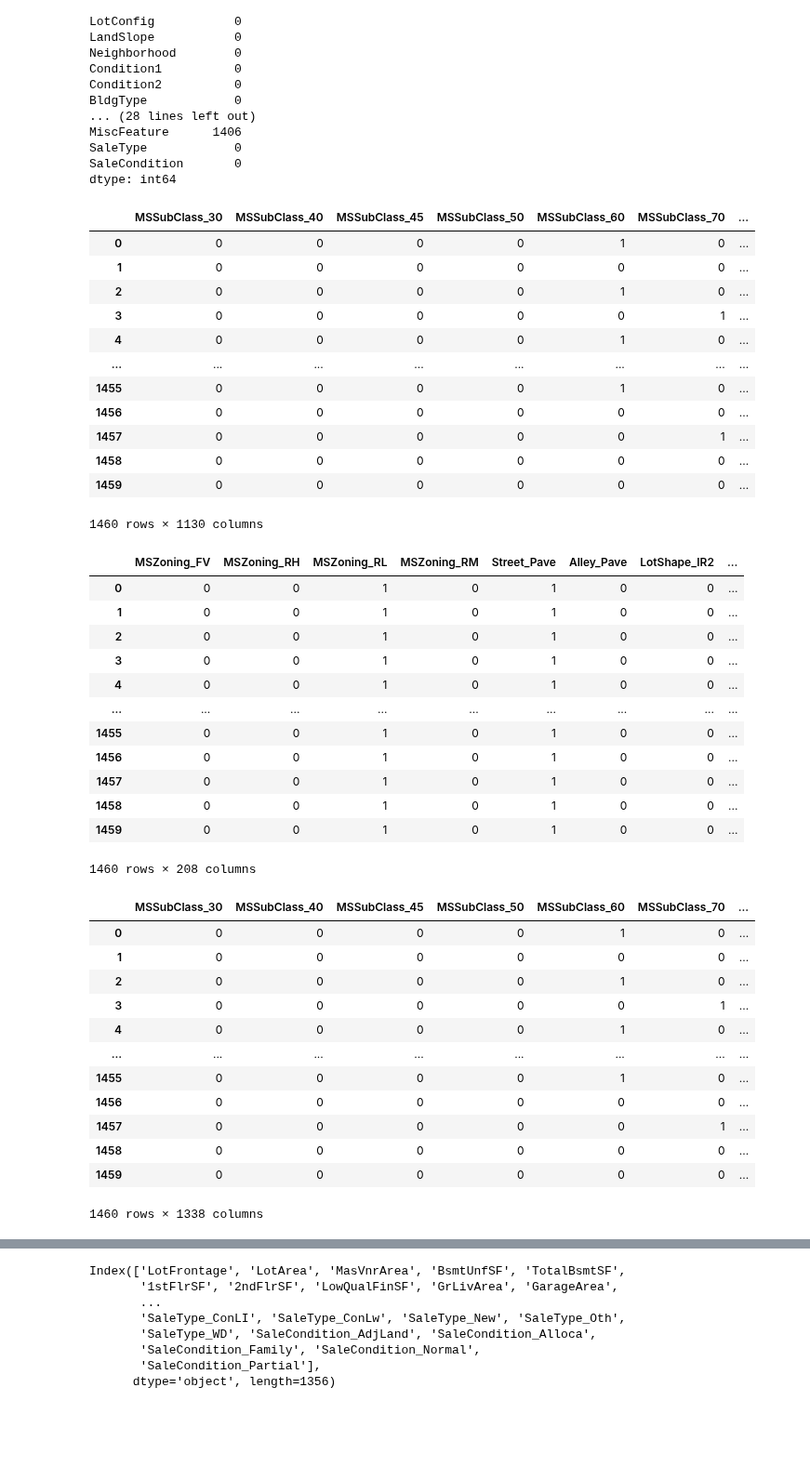
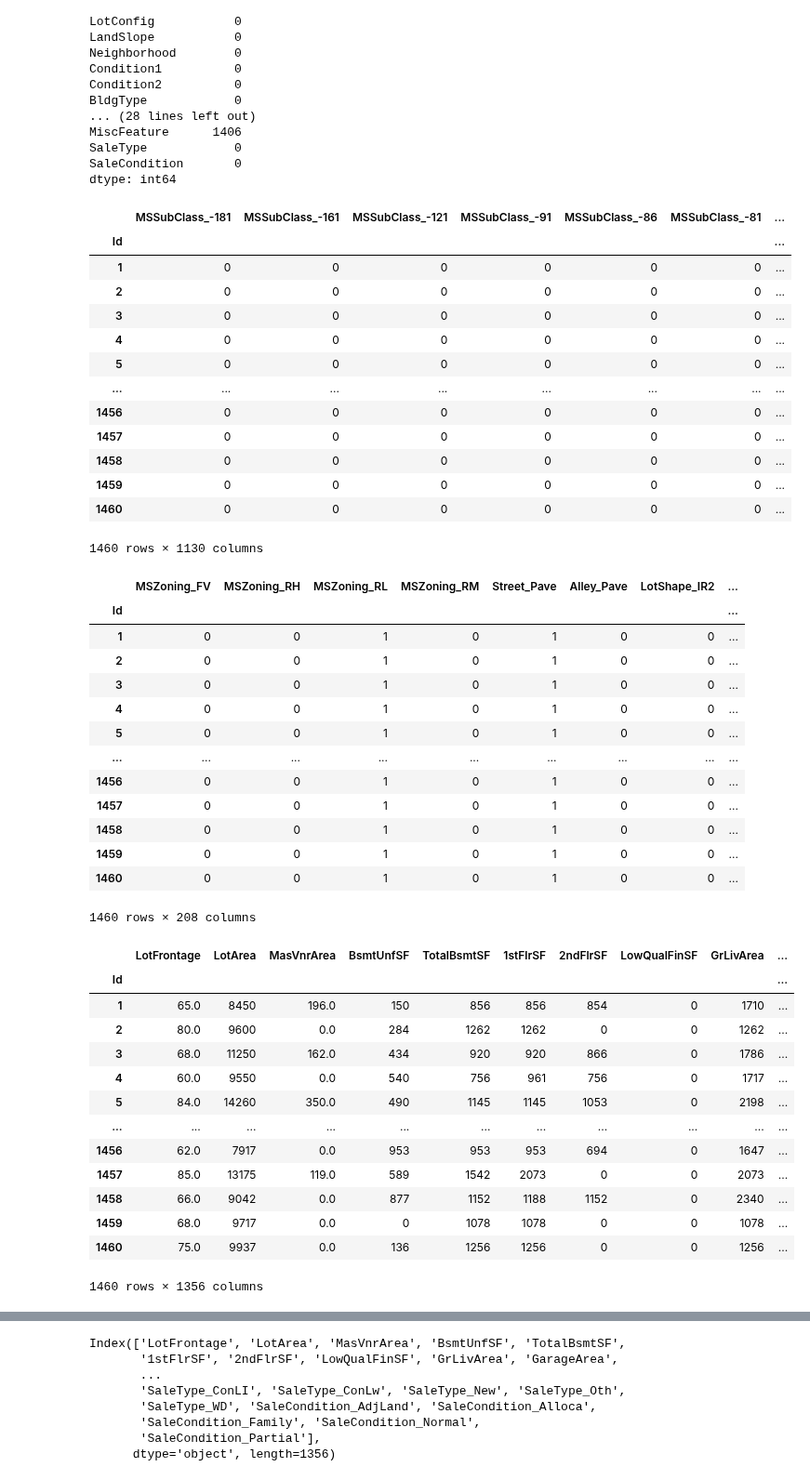
Before and after one commit to mrmankeshraj/PG_Diploma_in_Machine_Learning_and_AI, a Jupyter notebook: Course 4 - Machine Learning -2/Advanced Regression/Assignment Part-I/Advanced Regression Solution.ipynb, the cells around one changed output, grey strips where cells are left out. Shown at 93% size. Cells and saved outputs as stored; diff of their text form; code cells hidden in the pictures; blank space fills up the shorter version.

```diff
--- a/Course 4 - Machine Learning -2/Advanced Regression/Assignment Part-I/Advanced Regression Solution.ipynb
+++ b/Course 4 - Machine Learning -2/Advanced Regression/Assignment Part-I/Advanced Regression Solution.ipynb
@@ -67,6 +69,8 @@ Data columns (total 81 columns):
  80  SalePrice      1460 non-null   int64
 dtypes: float64(3), int64(35), object(43)
 memory usage: 924.0+ KB
+# %%
+real_state = real_state.set_index("Id")
 # %%
 real_state_numeric = real_state.select_dtypes(include=["float64", "int64"])
 real_state_numeric
@@ -87,5 +92,5 @@ real_state_numeric
 # %%
-real_state_numeric = real_state_numeric.drop(['Id', 'MSSubClass','OverallQual', 'OverallCond', 'YearBuilt', 'YearRemodAdd',
+real_state_numeric.drop(['MSSubClass','OverallQual', 'OverallCond', 'YearBuilt', 'YearRemodAdd',
                                               'BsmtFinSF1', 'BsmtFinSF2', 'BsmtFullBath', 'BsmtHalfBath', 'GarageYrBlt',
                                               'GarageCars', 'MoSold', 'YrSold', 'FullBath', 'HalfBath', 'Fireplaces',
-                                              'BedroomAbvGr', 'KitchenAbvGr', 'TotRmsAbvGrd'], axis=1)
+                                              'BedroomAbvGr', 'KitchenAbvGr', 'TotRmsAbvGrd'], axis=1, inplace=True)
@@ -249,36 +275,38 @@ SaleType            0
 SaleCondition       0
 dtype: int64
 # %%
-real_state_categorical_1_dummies = pd.get_dummies(real_state_categorical_1, drop_first=True, dtype=int)
+real_state_categorical_1_dummies = pd.get_dummies(~real_state_categorical_1, drop_first=True, dtype=int)
 real_state_categorical_1_dummies
 # %% [output]
-|  | MSSubClass_30 | MSSubClass_40 | MSSubClass_45 | MSSubClass_50 | MSSubClass_60 | MSSubClass_70 | ... |
-| 0 | 0 | 0 | 0 | 0 | 1 | 0 | ... |
+|  | MSSubClass_-181 | MSSubClass_-161 | MSSubClass_-121 | MSSubClass_-91 | MSSubClass_-86 | MSSubClass_-81 | ... |
+| Id |  |  |  |  |  |  | ... |
 | 1 | 0 | 0 | 0 | 0 | 0 | 0 | ... |
-| 2 | 0 | 0 | 0 | 0 | 1 | 0 | ... |
-| 3 | 0 | 0 | 0 | 0 | 0 | 1 | ... |
-| 4 | 0 | 0 | 0 | 0 | 1 | 0 | ... |
+| 2 | 0 | 0 | 0 | 0 | 0 | 0 | ... |
+| 3 | 0 | 0 | 0 | 0 | 0 | 0 | ... |
+| 4 | 0 | 0 | 0 | 0 | 0 | 0 | ... |
+| 5 | 0 | 0 | 0 | 0 | 0 | 0 | ... |
 | ... | ... | ... | ... | ... | ... | ... | ... |
-| 1455 | 0 | 0 | 0 | 0 | 1 | 0 | ... |
 | 1456 | 0 | 0 | 0 | 0 | 0 | 0 | ... |
-| 1457 | 0 | 0 | 0 | 0 | 0 | 1 | ... |
+| 1457 | 0 | 0 | 0 | 0 | 0 | 0 | ... |
 | 1458 | 0 | 0 | 0 | 0 | 0 | 0 | ... |
 | 1459 | 0 | 0 | 0 | 0 | 0 | 0 | ... |
+| 1460 | 0 | 0 | 0 | 0 | 0 | 0 | ... |
 1460 rows × 1130 columns
 # %%
 real_state_categorical_2_dummies = pd.get_dummies(real_state_categorical_2, drop_first=True, dtype=int)
 real_state_categorical_2_dummies
 # %% [output]
 |  | MSZoning_FV | MSZoning_RH | MSZoning_RL | MSZoning_RM | Street_Pave | Alley_Pave | LotShape_IR2 | ... |
-| 0 | 0 | 0 | 1 | 0 | 1 | 0 | 0 | ... |
+| Id |  |  |  |  |  |  |  | ... |
 | 1 | 0 | 0 | 1 | 0 | 1 | 0 | 0 | ... |
 | 2 | 0 | 0 | 1 | 0 | 1 | 0 | 0 | ... |
 | 3 | 0 | 0 | 1 | 0 | 1 | 0 | 0 | ... |
 | 4 | 0 | 0 | 1 | 0 | 1 | 0 | 0 | ... |
+| 5 | 0 | 0 | 1 | 0 | 1 | 0 | 0 | ... |
 | ... | ... | ... | ... | ... | ... | ... | ... | ... |
-| 1455 | 0 | 0 | 1 | 0 | 1 | 0 | 0 | ... |
 | 1456 | 0 | 0 | 1 | 0 | 1 | 0 | 0 | ... |
 | 1457 | 0 | 0 | 1 | 0 | 1 | 0 | 0 | ... |
 | 1458 | 0 | 0 | 1 | 0 | 1 | 0 | 0 | ... |
 | 1459 | 0 | 0 | 1 | 0 | 1 | 0 | 0 | ... |
+| 1460 | 0 | 0 | 1 | 0 | 1 | 0 | 0 | ... |
 1460 rows × 208 columns
@@ -287,18 +313,18 @@ real_state_categorical_2_dummies
 # %%
-real_state_cat_final = pd.merge(real_state_categorical_1_dummies, real_state_categorical_2_dummies,
-                                left_index=True, right_index=True, sort=False)
-real_state_cat_final
+real_state_final = real_state_numeric.join([real_state_categorical_1_dummies, real_state_categorical_2_dummies])
+real_state_final
 # %% [output]
-|  | MSSubClass_30 | MSSubClass_40 | MSSubClass_45 | MSSubClass_50 | MSSubClass_60 | MSSubClass_70 | ... |
-| 0 | 0 | 0 | 0 | 0 | 1 | 0 | ... |
-| 1 | 0 | 0 | 0 | 0 | 0 | 0 | ... |
-| 2 | 0 | 0 | 0 | 0 | 1 | 0 | ... |
-| 3 | 0 | 0 | 0 | 0 | 0 | 1 | ... |
-| 4 | 0 | 0 | 0 | 0 | 1 | 0 | ... |
-| ... | ... | ... | ... | ... | ... | ... | ... |
-| 1455 | 0 | 0 | 0 | 0 | 1 | 0 | ... |
-| 1456 | 0 | 0 | 0 | 0 | 0 | 0 | ... |
-| 1457 | 0 | 0 | 0 | 0 | 0 | 1 | ... |
-| 1458 | 0 | 0 | 0 | 0 | 0 | 0 | ... |
-| 1459 | 0 | 0 | 0 | 0 | 0 | 0 | ... |
+|  | LotFrontage | LotArea | MasVnrArea | BsmtUnfSF | TotalBsmtSF | 1stFlrSF | 2ndFlrSF | LowQualFinSF | GrLivArea | ... |
+| Id |  |  |  |  |  |  |  |  |  | ... |
+| 1 | 65.0 | 8450 | 196.0 | 150 | 856 | 856 | 854 | 0 | 1710 | ... |
+| 2 | 80.0 | 9600 | 0.0 | 284 | 1262 | 1262 | 0 | 0 | 1262 | ... |
+| 3 | 68.0 | 11250 | 162.0 | 434 | 920 | 920 | 866 | 0 | 1786 | ... |
+| 4 | 60.0 | 9550 | 0.0 | 540 | 756 | 961 | 756 | 0 | 1717 | ... |
+| 5 | 84.0 | 14260 | 350.0 | 490 | 1145 | 1145 | 1053 | 0 | 2198 | ... |
+| ... | ... | ... | ... | ... | ... | ... | ... | ... | ... | ... |
+| 1456 | 62.0 | 7917 | 0.0 | 953 | 953 | 953 | 694 | 0 | 1647 | ... |
+| 1457 | 85.0 | 13175 | 119.0 | 589 | 1542 | 2073 | 0 | 0 | 2073 | ... |
+| 1458 | 66.0 | 9042 | 0.0 | 877 | 1152 | 1188 | 1152 | 0 | 2340 | ... |
+| 1459 | 68.0 | 9717 | 0.0 | 0 | 1078 | 1078 | 0 | 0 | 1078 | ... |
+| 1460 | 75.0 | 9937 | 0.0 | 136 | 1256 | 1256 | 0 | 0 | 1256 | ... |
-1460 rows × 1338 columns
+1460 rows × 1356 columns
```
Also changed, not shown: parts of 25 cells of this notebook, 3 other files.
